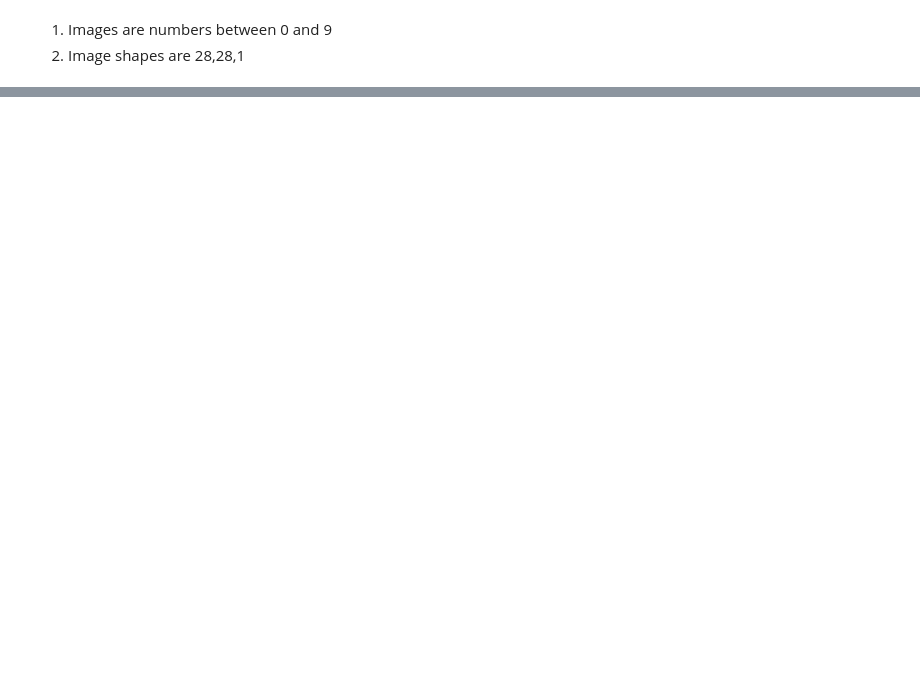
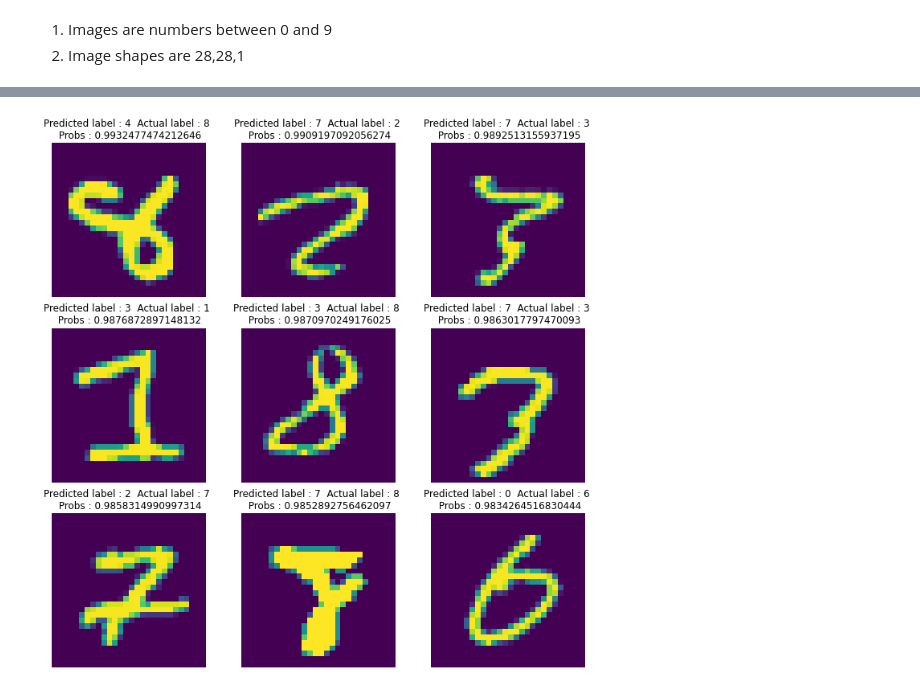
Before and after one commit to ngcheeyuan/Tensorflow-Certification-Practice, a Jupyter notebook: MNIST.ipynb, the cells around one changed output, grey strips where cells are left out. Drawn from its saved outputs; the diff is of its cells as text; code cells hidden in the pictures; blank space fills up the shorter version.

```diff
--- a/MNIST.ipynb
+++ b/MNIST.ipynb
@@ -114,0 +198,16 @@ plot_loss_curve(history)
+# %%
+image_list = []
+label_list = []
+for image , label in tfds.as_numpy(ds_test):
+  image_list.append(tf.squeeze(image))
+  label_list.append(label)
+# %%
+pred_df = pd.DataFrame({'image':image_list,
+                        'label':label_list,
+                        'preds':predictions,
+                        'pred_probs':tf.math.reduce_max(prediction_probs , axis = 1).numpy()})
+# %%
+pred_df['correct'] = pred_df['label'] == pred_df['preds']
+# %%
+mask = pred_df['correct'] == False
+worst_preds = pred_df[mask].sort_values(by = 'pred_probs' , ascending = False).head(100)
@@ -114,0 +230,11 @@ plot_loss_curve(history)
+# %%
+random_index = random.randint(0,100)
+
+plt.figure(figsize = (12,12))
+for plot_index , df_index  in enumerate(range(random_index,random_index+9),1):
+  plt.subplot(3,3, plot_index)
+  plt.title(f"Predicted label : {worst_preds.iloc[df_index]['preds']}  Actual label : {worst_preds.iloc[df_index]['label']} \n Probs : {worst_preds.iloc[df_index]['pred_probs']}")
+  plt.imshow(worst_preds.iloc[df_index]['image'])
+  plt.axis(False)
+# %% [output]
+[figure, added]
```
Also changed, not shown: parts of 23 cells of this notebook.
